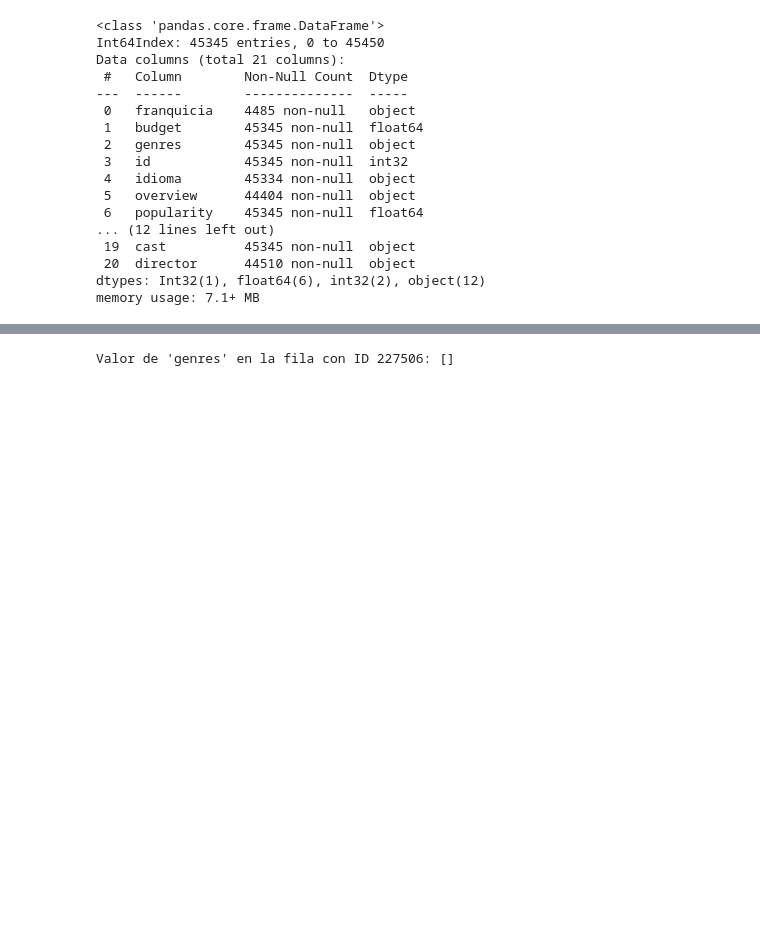
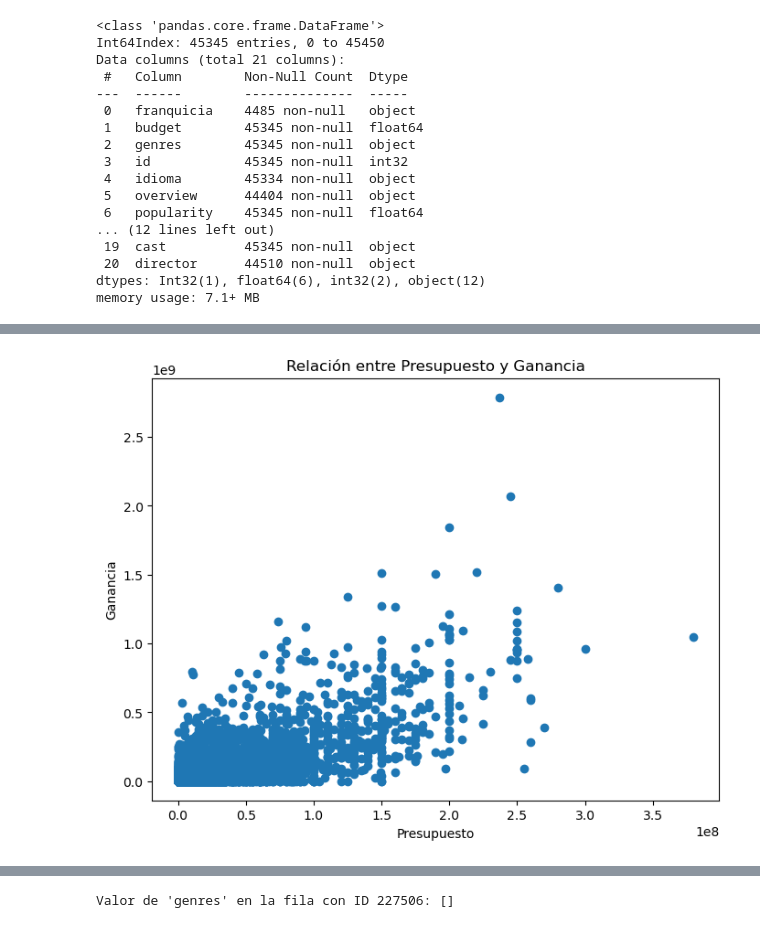
Before and after one commit to smlopez30/Proyecto-individual-Parte-1, a Jupyter notebook: DataEingenier.ipynb, the cells around one changed output, grey strips where cells are left out. Cells and saved outputs as stored; diff of their text form; code cells hidden in the pictures; blank space fills up the shorter version.

```diff
--- a/DataEingenier.ipynb
+++ b/DataEingenier.ipynb
@@ -384,0 +353,10 @@ Name: combined_features, Length: 45345, dtype: object
+# %%
+# Visualización de la relación entre presupuesto y ganancia
+plt.figure(figsize=(8, 6))
+plt.scatter(peliculas['budget'], peliculas['revenue'])
+plt.xlabel('Presupuesto')
+plt.ylabel('Ganancia')
+plt.title('Relación entre Presupuesto y Ganancia')
+plt.show()
+# %% [output]
+[figure, added]
```
Also changed, not shown: parts of 20 cells of this notebook, 1 other file.
